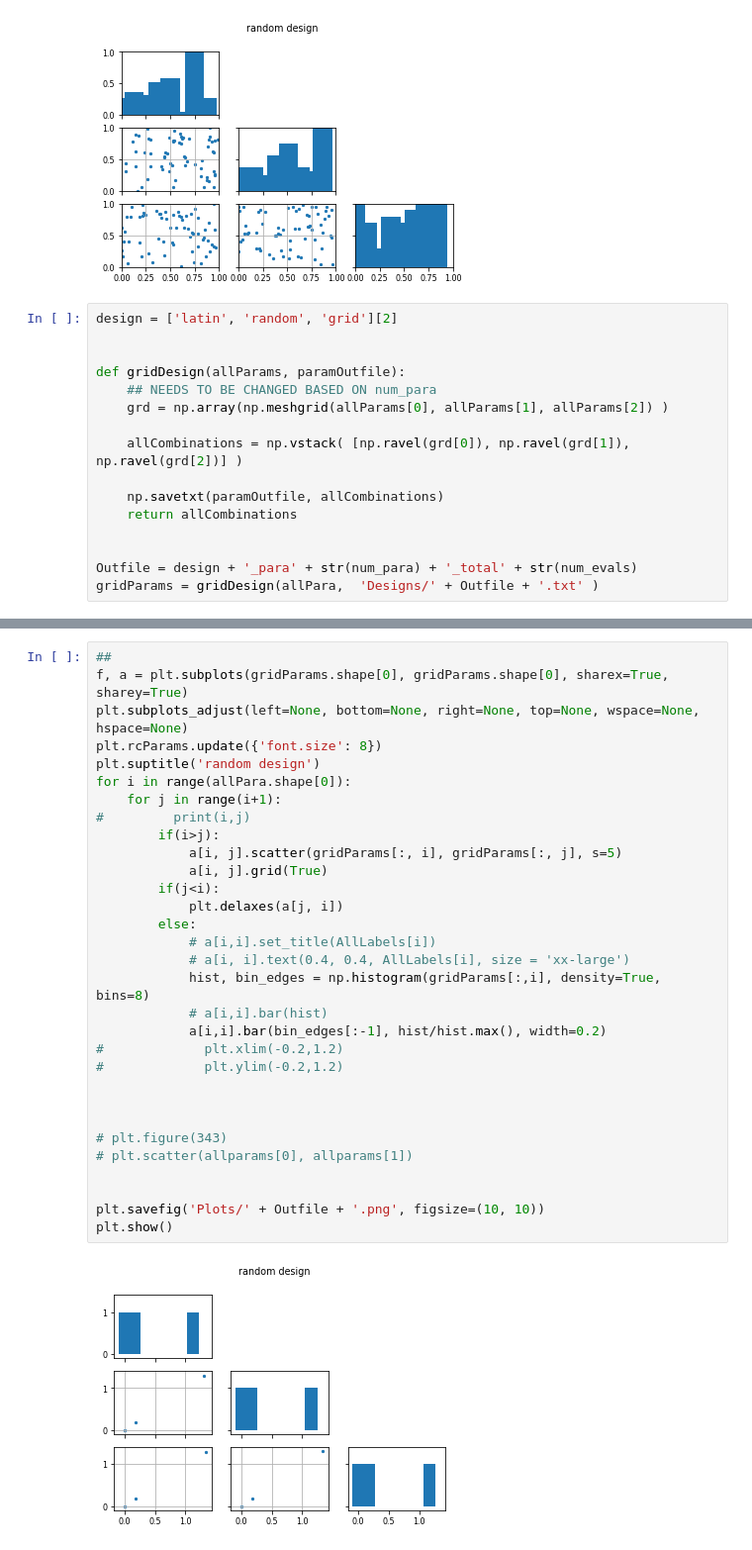
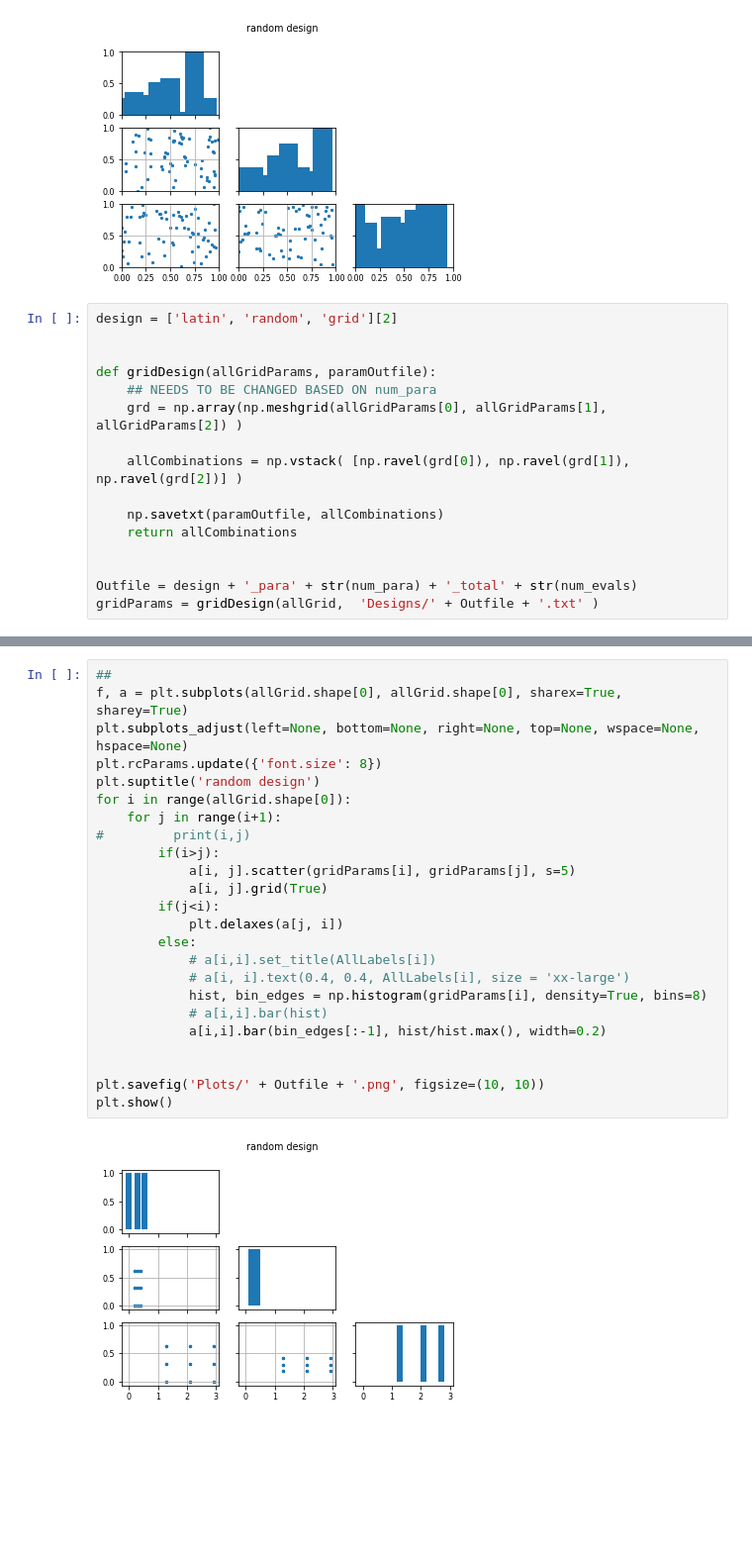
Before and after one commit to liuxx479/emudesgin, a Jupyter notebook: Samplers.ipynb, the cells around one changed output, grey strips where cells are left out. Shown at 99% size. Saved outputs shown, nothing was run; the diff lists cells and outputs as text; blank space fills up the shorter version.

Commit message:
grid design

```diff
--- a/Samplers.ipynb
+++ b/Samplers.ipynb
@@ -152,9 +151,9 @@ plt.show()
 design = ['latin', 'random', 'grid'][2]
 
 
-def gridDesign(allParams, paramOutfile):
+def gridDesign(allGridParams, paramOutfile):
     ## NEEDS TO BE CHANGED BASED ON num_para
-    grd = np.array(np.meshgrid(allParams[0], allParams[1], allParams[2]) )
+    grd = np.array(np.meshgrid(allGridParams[0], allGridParams[1], allGridParams[2]) )
 
     allCombinations = np.vstack( [np.ravel(grd[0]), np.ravel(grd[1]), np.ravel(grd[2])] )
 
@@ -163,4 +162,4 @@ def gridDesign(allParams, paramOutfile):
 
 
 Outfile = design + '_para' + str(num_para) + '_total' + str(num_evals)
-gridParams = gridDesign(allPara,  'Designs/' + Outfile + '.txt' )
+gridParams = gridDesign(allGrid,  'Designs/' + Outfile + '.txt' )
@@ -178,33 +166,26 @@ np.array(grd).shape
 # %%
 ##
-f, a = plt.subplots(gridParams.shape[0], gridParams.shape[0], sharex=True, sharey=True)
+f, a = plt.subplots(allGrid.shape[0], allGrid.shape[0], sharex=True, sharey=True)
 plt.subplots_adjust(left=None, bottom=None, right=None, top=None, wspace=None, hspace=None)
 plt.rcParams.update({'font.size': 8})
 plt.suptitle('random design')
-for i in range(allPara.shape[0]):
+for i in range(allGrid.shape[0]):
     for j in range(i+1):
 #         print(i,j)
         if(i>j):
-            a[i, j].scatter(gridParams[:, i], gridParams[:, j], s=5)
+            a[i, j].scatter(gridParams[i], gridParams[j], s=5)
             a[i, j].grid(True)
         if(j<i):
             plt.delaxes(a[j, i])
         else:
             # a[i,i].set_title(AllLabels[i])
             # a[i, i].text(0.4, 0.4, AllLabels[i], size = 'xx-large')
-            hist, bin_edges = np.histogram(gridParams[:,i], density=True, bins=8)
+            hist, bin_edges = np.histogram(gridParams[i], density=True, bins=8)
             # a[i,i].bar(hist)
             a[i,i].bar(bin_edges[:-1], hist/hist.max(), width=0.2)
-#             plt.xlim(-0.2,1.2)
-#             plt.ylim(-0.2,1.2)
-
-
-
-# plt.figure(343)
-# plt.scatter(allparams[0], allparams[1])
 
 
 plt.savefig('Plots/' + Outfile + '.png', figsize=(10, 10))
 plt.show()
 # %% [output]
-[figure, old version]
+[figure, new version]
```
Also changed, not shown: parts of 9 cells of this notebook, 2 other files.
